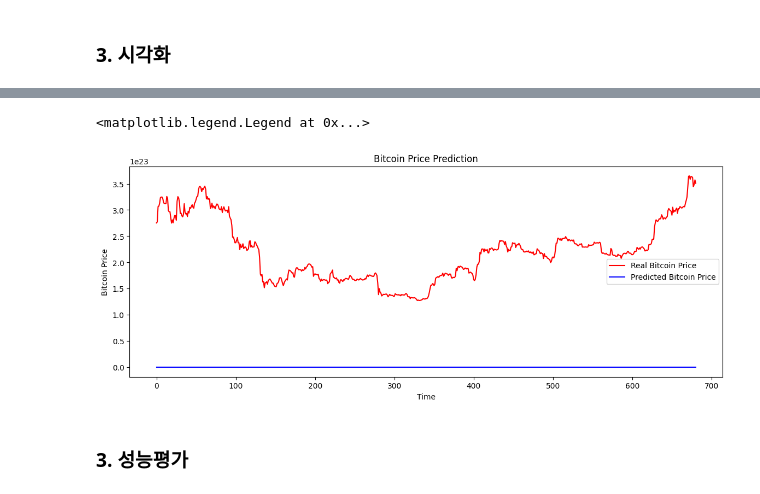
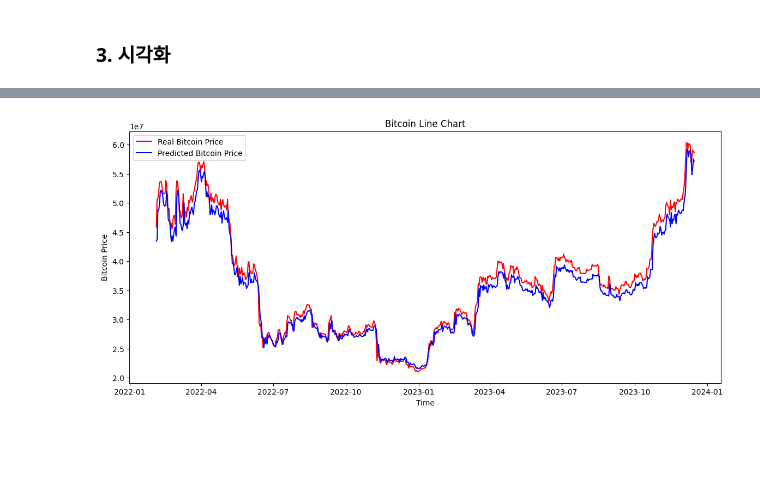
Before and after one commit to lagonee23/price-prediction-models, a Jupyter notebook: bitcoin_price_model.ipynb, the cells around one changed output, grey strips where cells are left out. Drawn from its saved outputs; the diff is of its cells as text; code cells hidden in the pictures; blank space fills up the shorter version.

```diff
--- a/bitcoin_price_model.ipynb
+++ b/bitcoin_price_model.ipynb
@@ -135,13 +135,13 @@ $$ Y = \frac{X-X_{min}}{X_{max}-X_{min}} $$
 # %%
 from sklearn.preprocessing import MinMaxScaler
 
-X = df[['open', 'high', 'low', 'Return']]  # features
-y = df['close']  # target
+feat = ['open', 'high', 'low', 'Return']
+target = 'close'
 
 X_scaler = MinMaxScaler()
 y_scaler = MinMaxScaler()
-df[['open', 'high', 'low', 'Return']] = X_scaler.fit_transform(X)
-df['close'] = y_scaler.fit_transform(y.values.reshape(-1,1))
+df[feat] = X_scaler.fit_transform(df[feat])
+df[target] = y_scaler.fit_transform(df[target].values.reshape(-1,1))
 
 print("Data Shape:", df.shape)
 df.head()
@@ -189,7 +189,7 @@ X_train, y_train = np.array(X_train), np.array(y_train)
 
 # 테스트 데이터
 X_test = []
-y_test = y[train_len:].values
+y_test = df[target].iloc[train_len:].values
 
 for i in range(sequence_length, len(test)):
     X_test.append(test[i-sequence_length:i, :])
@@ -247,5 +247,5 @@ _________________________________________________________________
 # %% [markdown]
 학습을 진행합니다.
 # %%
-model.fit(X_train, y_train, batch_size=10, epochs=5)
+model.fit(X_train, y_train, batch_size=10, epochs=100)
 # %% [output]
@@ -287,8 +290,14 @@ y_test.shape
 # %%
+# 원본값(y_test)의 스케일링을 역으로 변환합니다.
+y_test = y_scaler.inverse_transform(y_test.reshape(-1,1))
+
 df_2 = df.iloc[train_len:]
-df_2['y_test'] = y_scaler.inverse_transform(y_test.reshape(-1,1))
+
+# 컬럼 추가
+df_2['y_test'] = y_test
 df_2['y_pred'] = y_pred
-df_2
+
+df_2.head()
 # %% [output]
 A value is trying to be set on a copy of a slice from a DataFrame.
 Try using .loc[row_indexer,col_indexer] = value instead
@@ -316,25 +318,14 @@ See the caveats in the documentation: https://pandas.pydata.org/pandas-docs/stab
 # %%
-# 원본값(y_test)의 스케일링을 역으로 변환합니다.???????????????????????????
-y_test = y_scaler.inverse_transform(y_test.reshape(-1,1))
-
 # 그래프를 그리기 위한 데이터 설정
-plt.figure(figsize=(14,5))
-plt.plot(y_test, color = 'red', label = 'Real Bitcoin Price')
-plt.plot(y_pred, color = 'blue', label = 'Predicted Bitcoin Price')
+plt.figure(figsize=(14,6))
+plt.plot(df_2['y_test'], color = 'red', label = 'Real Bitcoin Price')
+plt.plot(df_2['y_pred'], color = 'blue', label = 'Predicted Bitcoin Price')
 
 # 그래프 제목 및 x, y 축 라벨 설정
-plt.title('Bitcoin Price Prediction')
+plt.title('Bitcoin Line Chart')
 plt.xlabel('Time')
 plt.ylabel('Bitcoin Price')
 
-# 그래프에 레전드 설정
-plt.legend()
-
-# plt.figure(figsize=(14, 6))
-# sns.lineplot(data=df_origin, x=df_origin.index, y='close')  # 비트코인 차트
-# plt.title('Bitcoin Line Chart');
+plt.legend();
 # %% [output]
-<matplotlib.legend.Legend at 0x...>
-[figure, old version]
+[figure, new version]
-# %% [markdown]
-### 3. 성능평가
```
Also changed, not shown: parts of 12 cells of this notebook.
